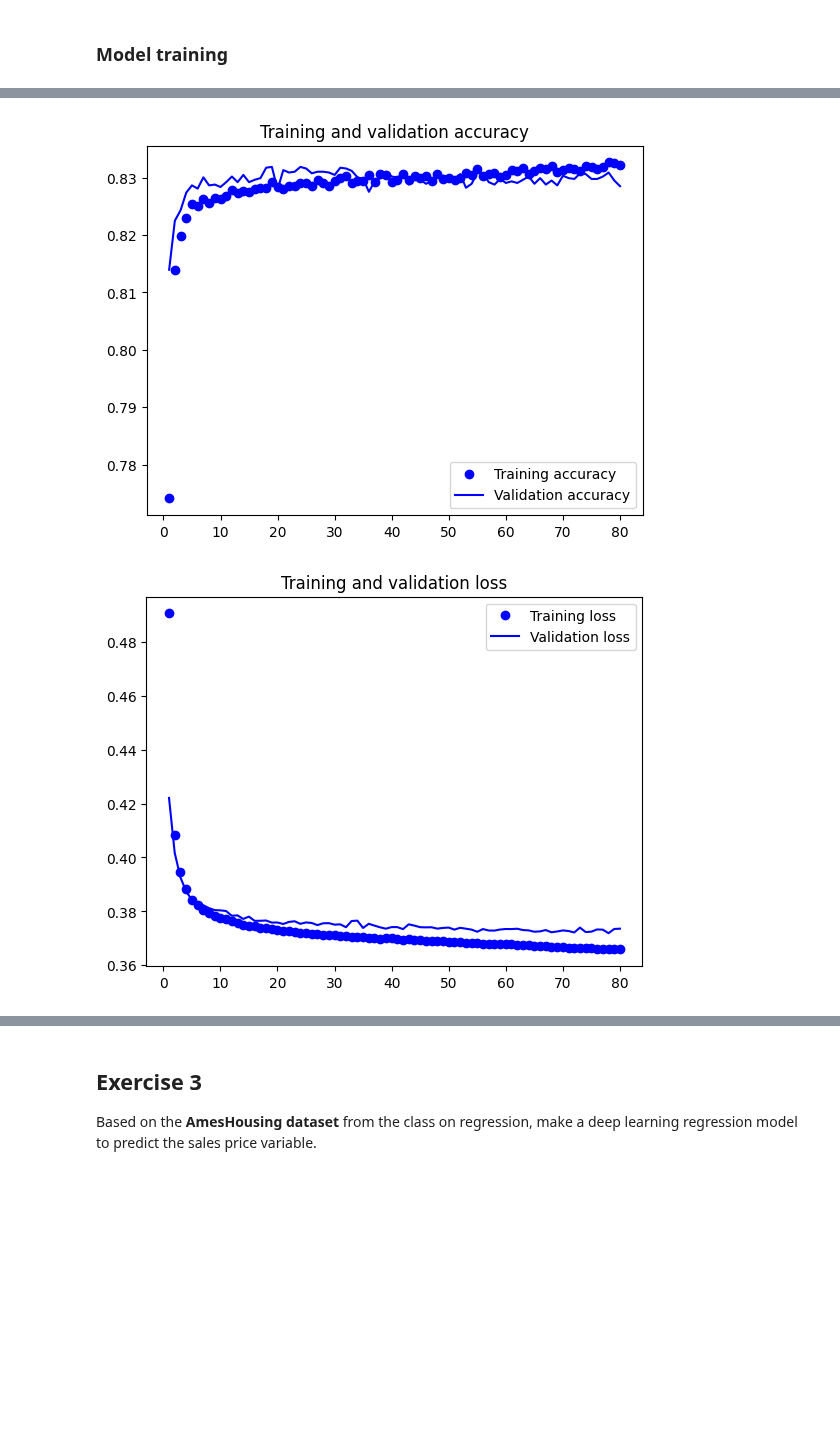
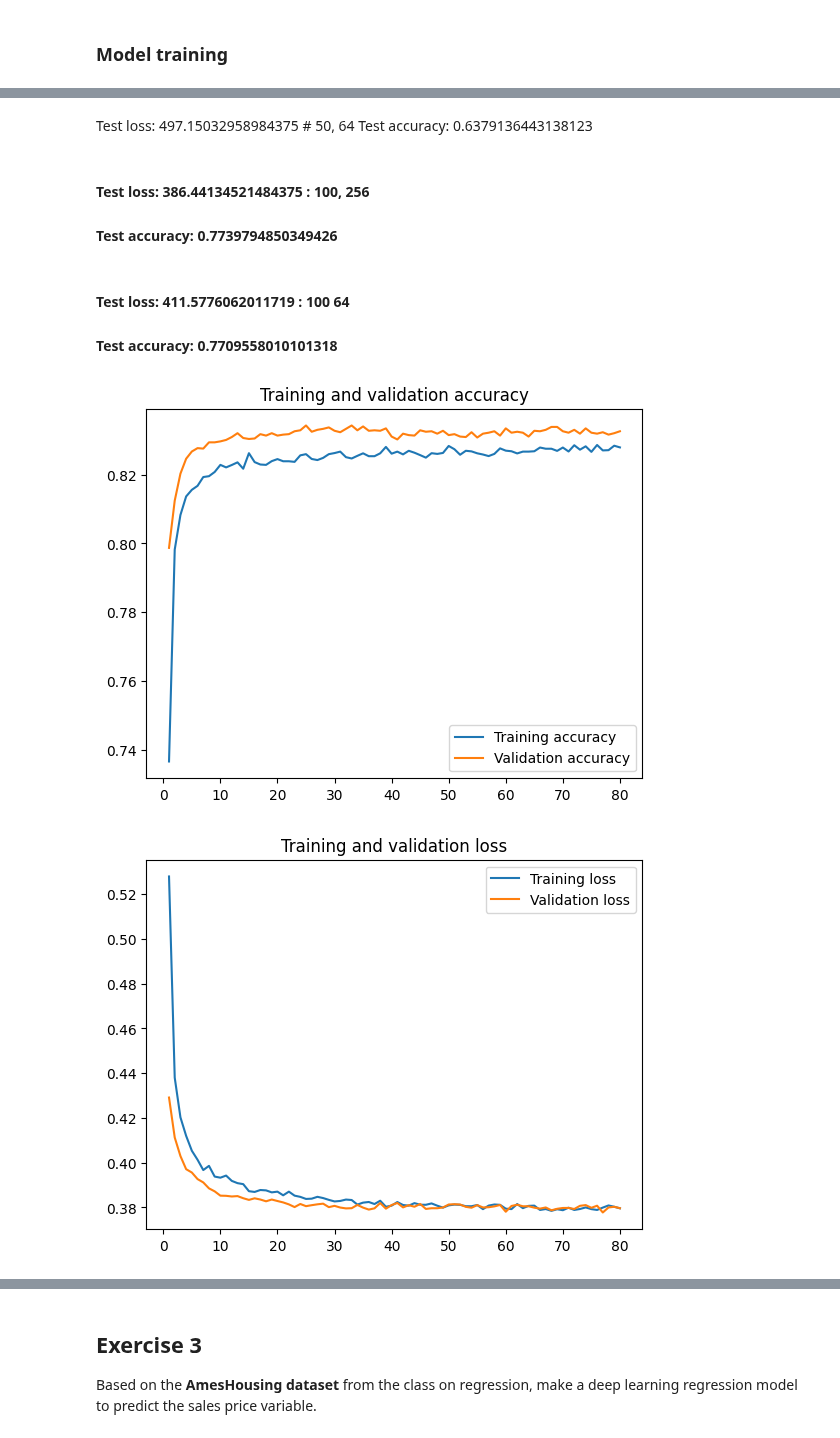
Before and after one commit to jeff0167/Data_And_Things, a Jupyter notebook: Exercises in neural network and deep learning II.ipynb, the cells around one changed output, grey strips where cells are left out. Cells and saved outputs as stored; diff of their text form; code cells hidden in the pictures; blank space fills up the shorter version.

```diff
--- a/Exercises in neural network and deep learning II.ipynb
+++ b/Exercises in neural network and deep learning II.ipynb
@@ -164,7 +165,7 @@ def setup_model(loss_func="binary_crossentropy", output_layer_activation="sigmoi
               metrics=["accuracy"])
     return model
 # %%
-model = setup_model()
+titanic_model = setup_model()
 # %% [markdown]
 ### 9. Train the model for 50 epochs with a batch size of 64. Instead of creating a validation set before training the model, we can give it as an argument to the fit method, that it should set aside, let's say, 20% of the training data for validation. Do this by providing the argument validation_split=0.2 to the fit method.
 # %%
@@ -210,19 +208,24 @@ Test accuracy: 0.6636771559715271
 # %% [markdown]
 ### 10. Plot the training and validation loss and decide on a best number of epochs.
 # %%
-def plot_train_validation(history):
-    acc = history.history["accuracy"]
-    val_acc = history.history["val_accuracy"]
+def plot_train_validation(history, metrics):
+    acc = history.history[metrics[0]]
+    epochs = range(1, len(acc) + 1)
+    for metric in metrics:
+        val_acc = history.history["val_" + metric]
+        loss = history.history["loss"]
+        val_loss = history.history["val_loss"]
+        plt.plot(epochs, acc, label="Training " + metric)
+        plt.plot(epochs, val_acc, label="Validation " + metric)
+        plt.title("Training and validation accuracy")
+        plt.legend()
+        plt.figure()
+
+    acc = history.history[metric]
     loss = history.history["loss"]
     val_loss = history.history["val_loss"]
-    epochs = range(1, len(acc) + 1)
-    plt.plot(epochs, acc, "bo", label="Training accuracy")
-    plt.plot(epochs, val_acc, "b", label="Validation accuracy")
-    plt.title("Training and validation accuracy")
-    plt.legend()
-    plt.figure()
-    plt.plot(epochs, loss, "bo", label="Training loss")
-    plt.plot(epochs, val_loss, "b", label="Validation loss")
+    plt.plot(epochs, loss, label="Training loss")
+    plt.plot(epochs, val_loss, label="Validation loss")
     plt.title("Training and validation loss")
     plt.legend()
     plt.show()
@@ -515,19 +472,14 @@ Test accuracy: 0.7709558010101318
+# %% [markdown]
+Test loss: 497.15032958984375 # 50, 64
+Test accuracy: 0.6379136443138123
+# %% [markdown]
+#### Test loss: 386.44134521484375 : 100, 256
+#### Test accuracy: 0.7739794850349426
+# %% [markdown]
+#### Test loss: 411.5776062011719 : 100 64
+#### Test accuracy: 0.7709558010101318
 # %%
-acc = adult_history.history["accuracy"] # # 80, 128
-val_acc = adult_history.history["val_accuracy"]
-loss = adult_history.history["loss"]
-val_loss = adult_history.history["val_loss"]
-epochs = range(1, len(acc) + 1)
-plt.plot(epochs, acc, "bo", label="Training accuracy")
-plt.plot(epochs, val_acc, "b", label="Validation accuracy")
-plt.title("Training and validation accuracy")
-plt.legend()
-plt.figure()
-plt.plot(epochs, loss, "bo", label="Training loss")
-plt.plot(epochs, val_loss, "b", label="Validation loss")
-plt.title("Training and validation loss")
-plt.legend()
-plt.show()
+plot_train_validation(adult_history, ["accuracy"])
 # %% [output]
-[figure, old version]
+[figure, new version]
-[figure, old version]
+[figure, new version]
```
Also changed, not shown: parts of 38 cells of this notebook.
